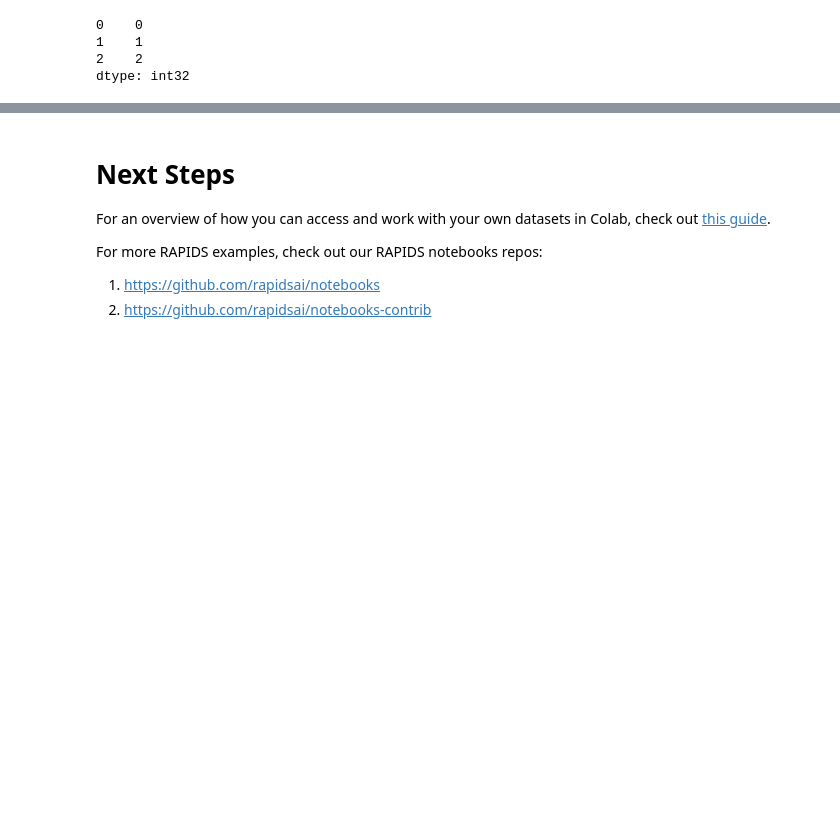
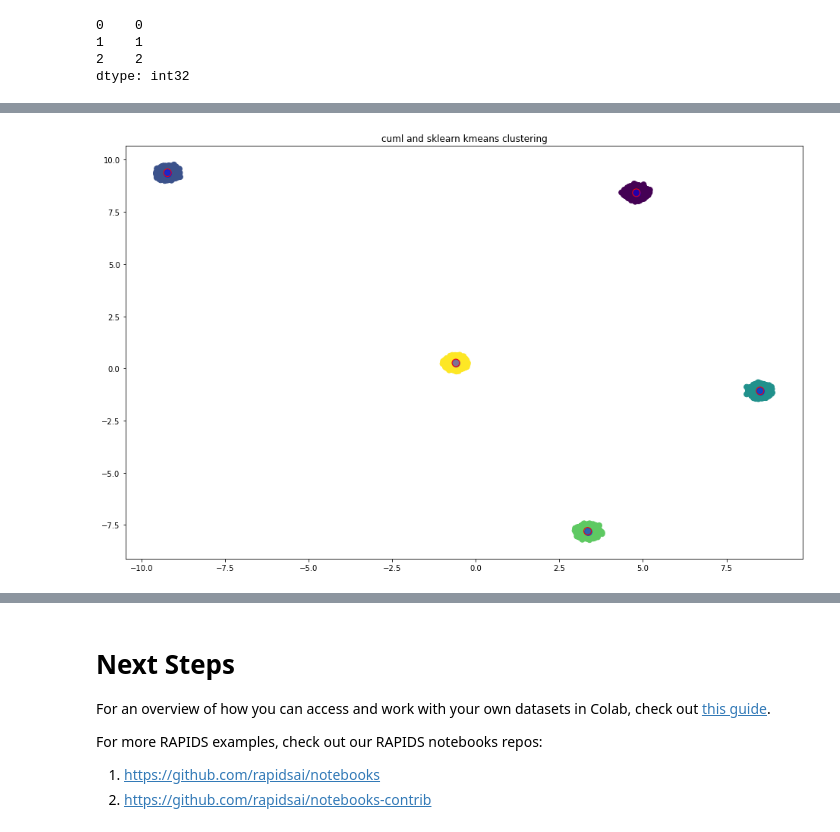
Before and after one commit to akashmavle5/--akash, a Jupyter notebook: rapids_colab.ipynb, the cells around one changed output, grey strips where cells are left out. Drawn from its saved outputs; the diff is of its cells as text; code cells hidden in the pictures; blank space fills up the shorter version.

```diff
--- a/rapids_colab.ipynb
+++ b/rapids_colab.ipynb
@@ -134,0 +145,6 @@ dtype: int32
+# %%
+n_samples = 100000
+n_features = 2
+
+n_clusters = 5
+random_state = 0
@@ -134,0 +160,13 @@ dtype: int32
+# %%
+# Copy dataset from GPU memory to host memory.
+# This is done to later compare CPU and GPU results.
+host_data = device_data.to_pandas()
+host_labels = device_labels.to_pandas()
+# %%
+%%time
+kmeans_sk = skKMeans(init="k-means++",
+                     n_clusters=n_clusters,
+                     n_jobs=-1,
+                    random_state=random_state)
+
+kmeans_sk.fit(host_data)
@@ -134,0 +176,8 @@ dtype: int32
+# %%
+%%time
+kmeans_cuml = cuKMeans(init="k-means||",
+                       n_clusters=n_clusters,
+                       oversampling_factor=40,
+                       random_state=random_state)
+
+kmeans_cuml.fit(device_data)
@@ -134,0 +187,19 @@ dtype: int32
+# %%
+fig = plt.figure(figsize=(16, 10))
+plt.scatter(host_data.iloc[:, 0], host_data.iloc[:, 1], c=host_labels, s=50, cmap='viridis')
+
+#plot the sklearn kmeans centers with blue filled circles
+centers_sk = kmeans_sk.cluster_centers_
+plt.scatter(centers_sk[:,0], centers_sk[:,1], c='blue', s=100, alpha=.5)
+
+#plot the cuml kmeans centers with red circle outlines
+centers_cuml = kmeans_cuml.cluster_centers_
+plt.scatter(cupy.asnumpy(centers_cuml[0].values),
+            cupy.asnumpy(centers_cuml[1].values),
+            facecolors = 'none', edgecolors='red', s=100)
+
+plt.title('cuml and sklearn kmeans clustering')
+
+plt.show()
+# %% [output]
+[figure, added]
```
Also changed, not shown: parts of 6 cells of this notebook.
